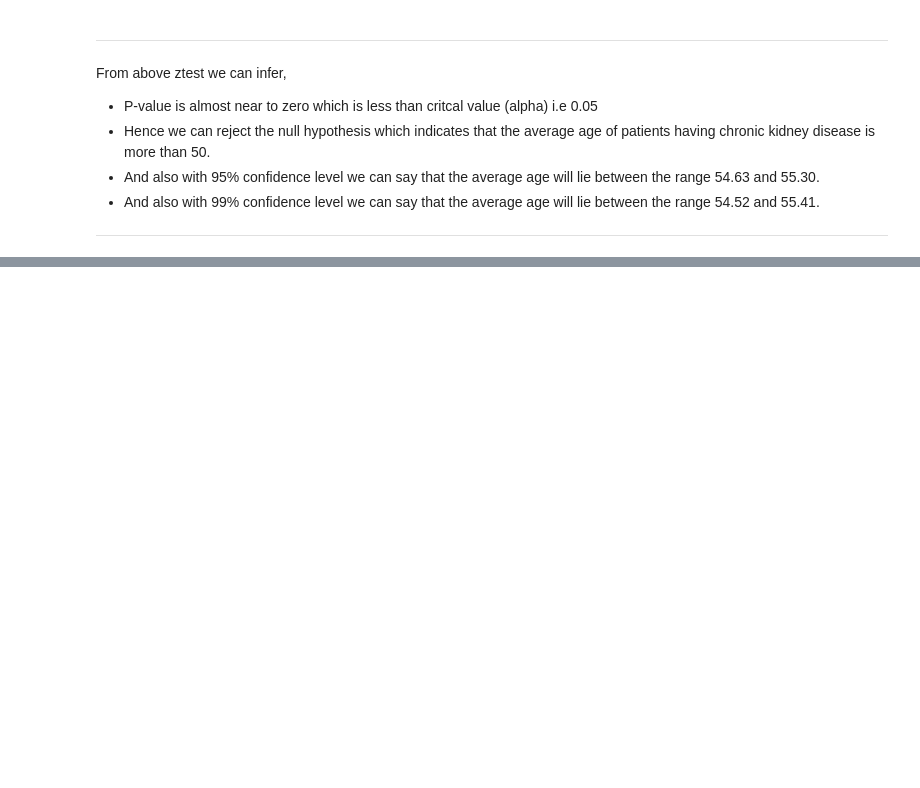
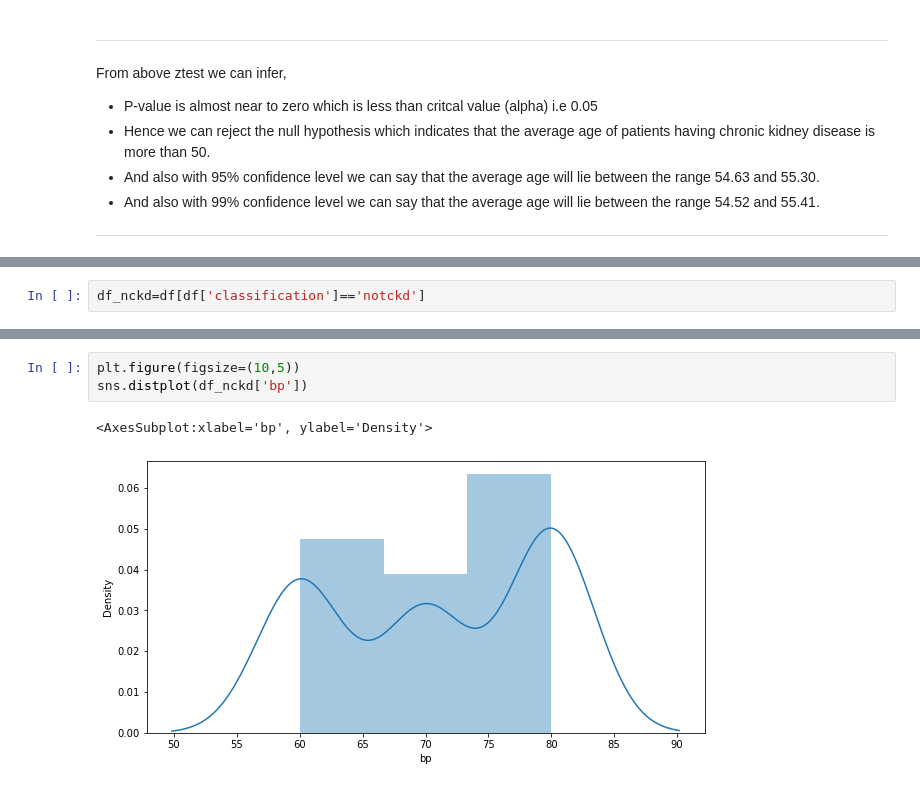
Before and after one commit to VishalWadagavi/Hypothesis_Testing, a Jupyter notebook: Hypothesis_test_on_kidney_disease_dataset.ipynb, the cells around one changed output, grey strips where cells are left out. Cells and saved outputs as stored; diff of their text form; blank space fills up the shorter version.

```diff
--- a/Hypothesis_test_on_kidney_disease_dataset.ipynb
+++ b/Hypothesis_test_on_kidney_disease_dataset.ipynb
@@ -173,0 +195,2 @@ From above ztest we can infer,
+# %%
+df_nckd=df[df['classification']=='notckd']
@@ -173,0 +206,6 @@ From above ztest we can infer,
+# %%
+plt.figure(figsize=(10,5))
+sns.distplot(df_nckd['bp'])
+# %% [output]
+<AxesSubplot:xlabel='bp', ylabel='Density'>
+[figure, added]
```
Also changed, not shown: parts of 16 cells of this notebook.
